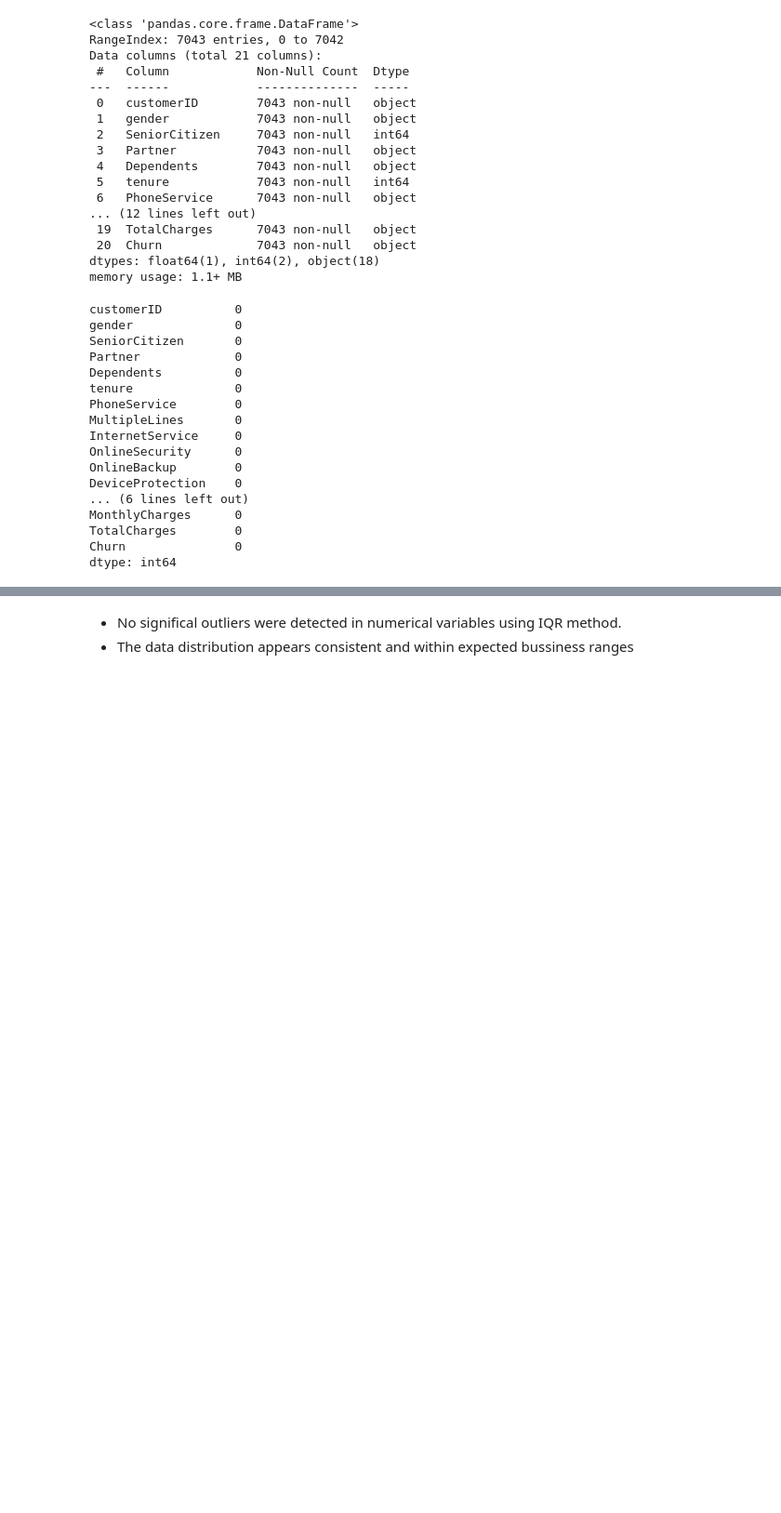
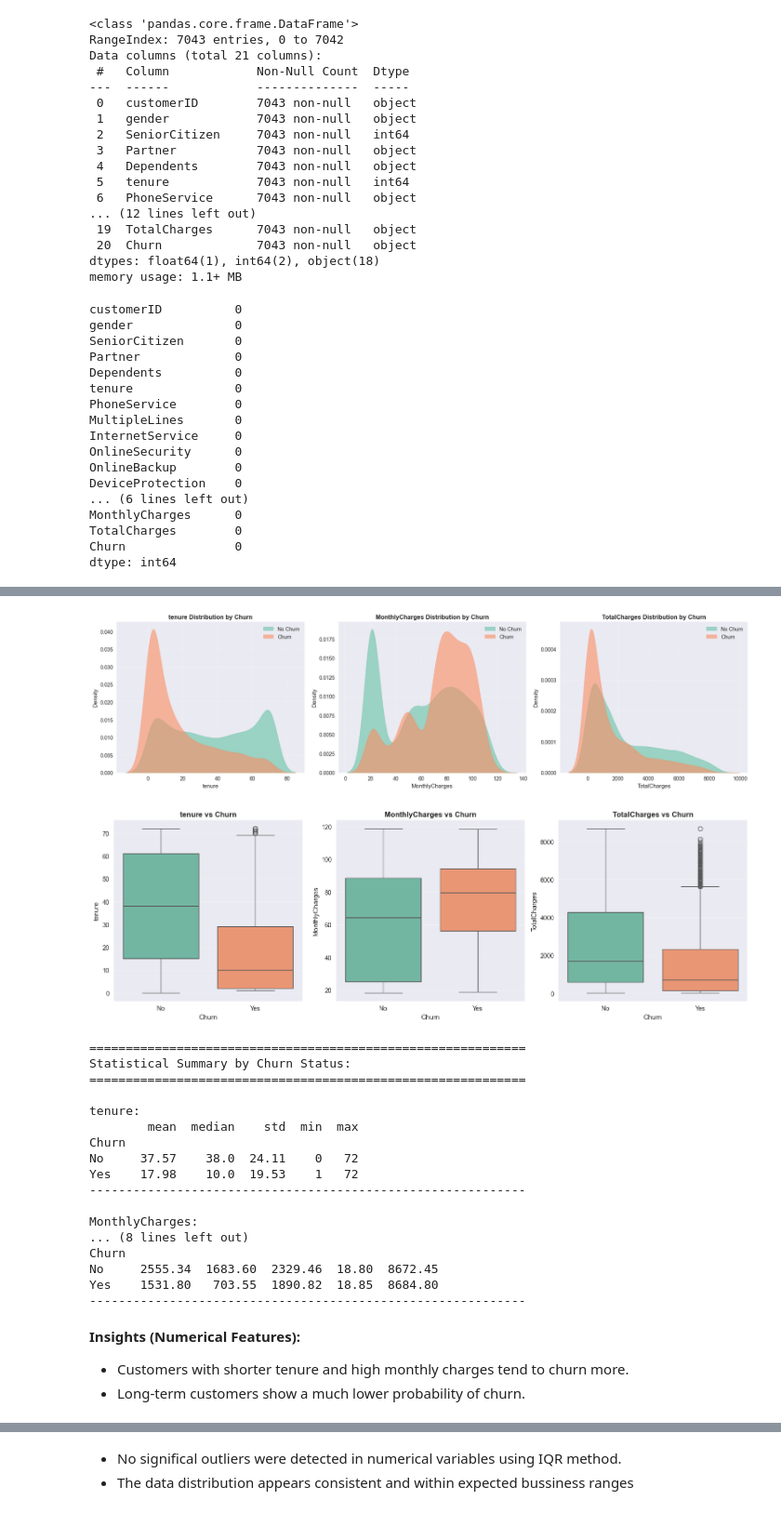
Before and after one commit to hilmidmrr/churn-prediction, a Jupyter notebook: notebooks/01_eda.ipynb, the cells around one changed output, grey strips where cells are left out. Shown: that part at 93% size. Drawn from its saved outputs; the diff is of its cells as text; code cells hidden in the pictures; blank space fills up the shorter version.

```diff
--- a/notebooks/01_eda.ipynb
+++ b/notebooks/01_eda.ipynb
@@ -10,7 +10,7 @@ sns.set_palette("pastel")
 import warnings
 warnings.filterwarnings("ignore")
 # %%
-df = pd.read_csv("../Telco-Customer-Churn.csv")
+df = pd.read_csv("../data/Telco-Customer-Churn.csv")
 df.head()
 # %% [output]
 |  | customerID | gender | SeniorCitizen | Partner | Dependents | tenure | PhoneService | MultipleLines | ... |
@@ -151,0 +106,63 @@ categorical_features
+# %%
+# Detailed visualization and statistics for numeric features
+
+# 1. Distribution Plots (histogram + KDE)
+fig, axes = plt.subplots(1, 3, figsize=(18, 5))
+for i, feature in enumerate(numeric_features):
+    sns.kdeplot(data=df[df["Churn"] == "No"], x=feature,
+                label="No Churn", color='#66c2a5', ax=axes[i], fill=True, alpha=0.6)
+    sns.kdeplot(data=df[df["Churn"] == "Yes"], x=feature,
+                label="Churn", color='#fc8d62', ax=axes[i], fill=True, alpha=0.6)
+    axes[i].set_title(f"{feature} Distribution by Churn", fontsize=12, fontweight='bold')
+    axes[i].set_xlabel(feature)
+    axes[i].set_ylabel("Density")
+    axes[i].legend()
+    axes[i].grid(True, alpha=0.3)
+plt.tight_layout()
+plt.show()
+
+# 2. Box Plots
+plt.figure(figsize=(15, 5))
+for i, feature in enumerate(numeric_features, 1):
+    plt.subplot(1, 3, i)
+    sns.boxplot(data=df, x="Churn", y=feature, palette="Set2")
+    plt.title(f"{feature} vs Churn", fontsize=12, fontweight='bold')
+    plt.xlabel("Churn")
+    plt.ylabel(feature)
+    plt.grid(True, alpha=0.3)
+plt.tight_layout()
+plt.show()
+
+# 3. Statistical Summary
+print("\n" + "="*60)
+print("Statistical Summary by Churn Status:")
+print("="*60)
+for feature in numeric_features:
+    print(f"\n{feature}:")
+    summary = df.groupby("Churn")[feature].agg(['mean', 'median', 'std', 'min', 'max'])
+    print(summary.round(2))
+    print("-" * 60)
+# %% [output]
+[figure, added]
+[figure, added]
+============================================================
+Statistical Summary by Churn Status:
+============================================================
+
+tenure:
+        mean  median    std  min  max
+Churn
+No     37.57    38.0  24.11    0   72
+Yes    17.98    10.0  19.53    1   72
+------------------------------------------------------------
+
+MonthlyCharges:
+... (8 lines left out)
+Churn
+No     2555.34  1683.60  2329.46  18.80  8672.45
+Yes    1531.80   703.55  1890.82  18.85  8684.80
+------------------------------------------------------------
+# %% [markdown]
+**Insights (Numerical Features):**
+- Customers with shorter tenure and high monthly charges tend to churn more.
+- Long-term customers show a much lower probability of churn.
```
Also changed, not shown: parts of 25 cells of this notebook.
